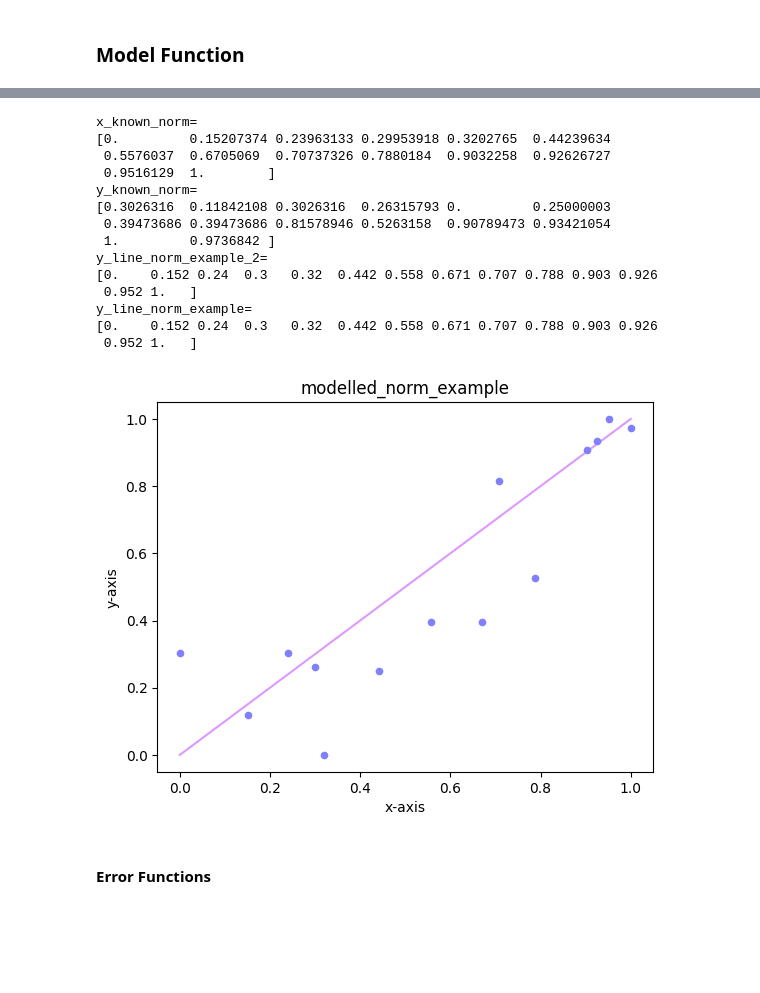
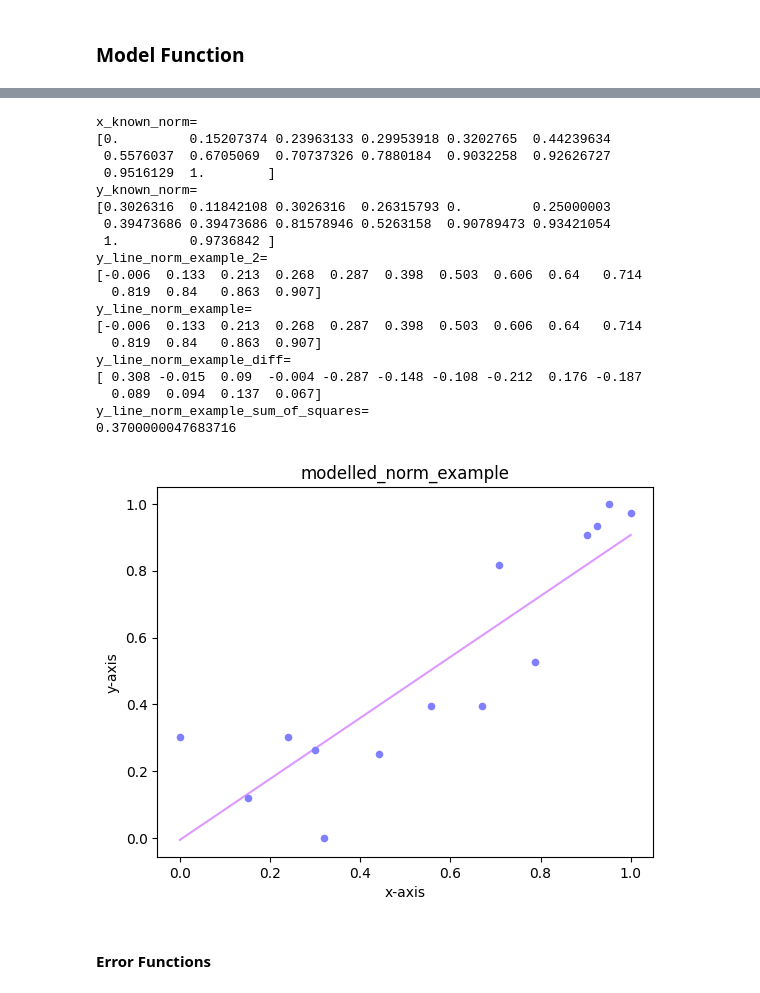
Before and after one commit to aisven/fullstack-ml-academy-homework, a Jupyter notebook: notepads/07-Gradientenverfahren/07-Gradientenverfahren.ipynb, the cells around one changed output, grey strips where cells are left out. Saved outputs shown, nothing was run; the diff lists cells and outputs as text; code cells hidden in the pictures; blank space fills up the shorter version.

```diff
--- a/notepads/07-Gradientenverfahren/07-Gradientenverfahren.ipynb
+++ b/notepads/07-Gradientenverfahren/07-Gradientenverfahren.ipynb
@@ -419,60 +425,74 @@ print(f"x_known_norm=\n{x_known_norm}")
 print(f"y_known_norm=\n{y_known_norm}")
 
 # our more carefully chosen examples for w and b as plain python floats
-w1_norm_scalar = 1.
-assert np.isscalar(w1_norm_scalar)
-b_norm_scalar = .0001
-assert np.isscalar(b_norm_scalar)
+w1_guess_norm = 0.9129
+#w1_guess_norm = 1.0
+assert np.isscalar(w1_guess_norm)
+b_guess_norm = -0.0058
+#b_guess_norm = 0.001
+assert np.isscalar(b_guess_norm)
 
 # try out the numpy version with our known x values
-y_line_norm_example_2 = f(w1_norm_scalar, x_known_norm, b_norm_scalar)
+y_line_norm_example_2 = f(w1_guess_norm, x_known_norm, b_guess_norm)
 assert y_line_norm_example_2.shape == y_known_norm.shape
 assert y_line_norm_example_2.dtype == 'float32'
 assert not np.isscalar(y_line_norm_example_2)
 print(f"y_line_norm_example_2=\n{np.round(y_line_norm_example_2, 3)}")
 
 # our more carefully chosen examples for w and b as numpy arrays
-w1_norm_np = np.asarray([w1_norm_scalar], dtype='float32')
+w1_norm_np = np.asarray([w1_guess_norm], dtype='float32')
 assert w1_norm_np.shape == (1,)
 assert not np.isscalar(w1_norm_np)
-b_norm_np = np.asarray([b_norm_scalar], dtype='float32')
+b_norm_np = np.asarray([b_guess_norm], dtype='float32')
 assert b_norm_np.shape == (1,)
 assert not np.isscalar(b_norm_np)
 
 # check if it also works if we provide the one weight and the bias as numpy arrays
 y_line_norm_example = f(w1_norm_np, x_known_norm, b_norm_np)
 assert y_line_norm_example.shape == y_known_norm.shape
 assert y_line_norm_example.dtype == 'float32'
 assert not np.isscalar(y_line_norm_example)
 print(f"y_line_norm_example=\n{np.round(y_line_norm_example, 3)}")
 
 # the values in the last two result arrays should equal
 assert (y_line_norm_example == y_line_norm_example_2).all()
 
+# compute the diff to the known values
+y_line_norm_example_diff = y_known_norm - y_line_norm_example
+print(f"y_line_norm_example_diff=\n{np.round(y_line_norm_example_diff, 3)}")
+
+y_line_norm_example_sum_of_squares = (y_line_norm_example_diff ** 2).sum()
+print(f"y_line_norm_example_sum_of_squares=\n{np.round(y_line_norm_example_sum_of_squares, 3)}")
+
 # just a plain line plot of the model function regarding a try out with normalized data
 plt.figure(dpi=100)
 plt.plot(x_known_norm,y_line_norm_example,color='#dd99ff')
 plt.plot(x_known_norm,y_known_norm,linestyle='',marker='.',markersize=11.,markerfacecolor='#8080ff',markeredgewidth=.0)
 plt.title('modelled_norm_example')
 plt.xlabel('x-axis')
 plt.ylabel('y-axis')
 plt.show()
 # %% [output]
 x_known_norm=
 [0.         0.15207374 0.23963133 0.29953918 0.3202765  0.44239634
  0.5576037  0.6705069  0.70737326 0.7880184  0.9032258  0.92626727
  0.9516129  1.        ]
 y_known_norm=
 [0.3026316  0.11842108 0.3026316  0.26315793 0.         0.25000003
  0.39473686 0.39473686 0.81578946 0.5263158  0.90789473 0.93421054
  1.         0.9736842 ]
 y_line_norm_example_2=
-[0.    0.152 0.24  0.3   0.32  0.442 0.558 0.671 0.707 0.788 0.903 0.926
- 0.952 1.   ]
+[-0.006  0.133  0.213  0.268  0.287  0.398  0.503  0.606  0.64   0.714
+  0.819  0.84   0.863  0.907]
 y_line_norm_example=
-[0.    0.152 0.24  0.3   0.32  0.442 0.558 0.671 0.707 0.788 0.903 0.926
- 0.952 1.   ]
+[-0.006  0.133  0.213  0.268  0.287  0.398  0.503  0.606  0.64   0.714
+  0.819  0.84   0.863  0.907]
+y_line_norm_example_diff=
+[ 0.308 -0.015  0.09  -0.004 -0.287 -0.148 -0.108 -0.212  0.176 -0.187
+  0.089  0.094  0.137  0.067]
+y_line_norm_example_sum_of_squares=
+0.3700000047683716
-[figure, old version]
+[figure, new version]
 # %% [markdown]
 #### Error Functions
 # %%
```
Also changed, not shown: parts of 14 cells of this notebook.
